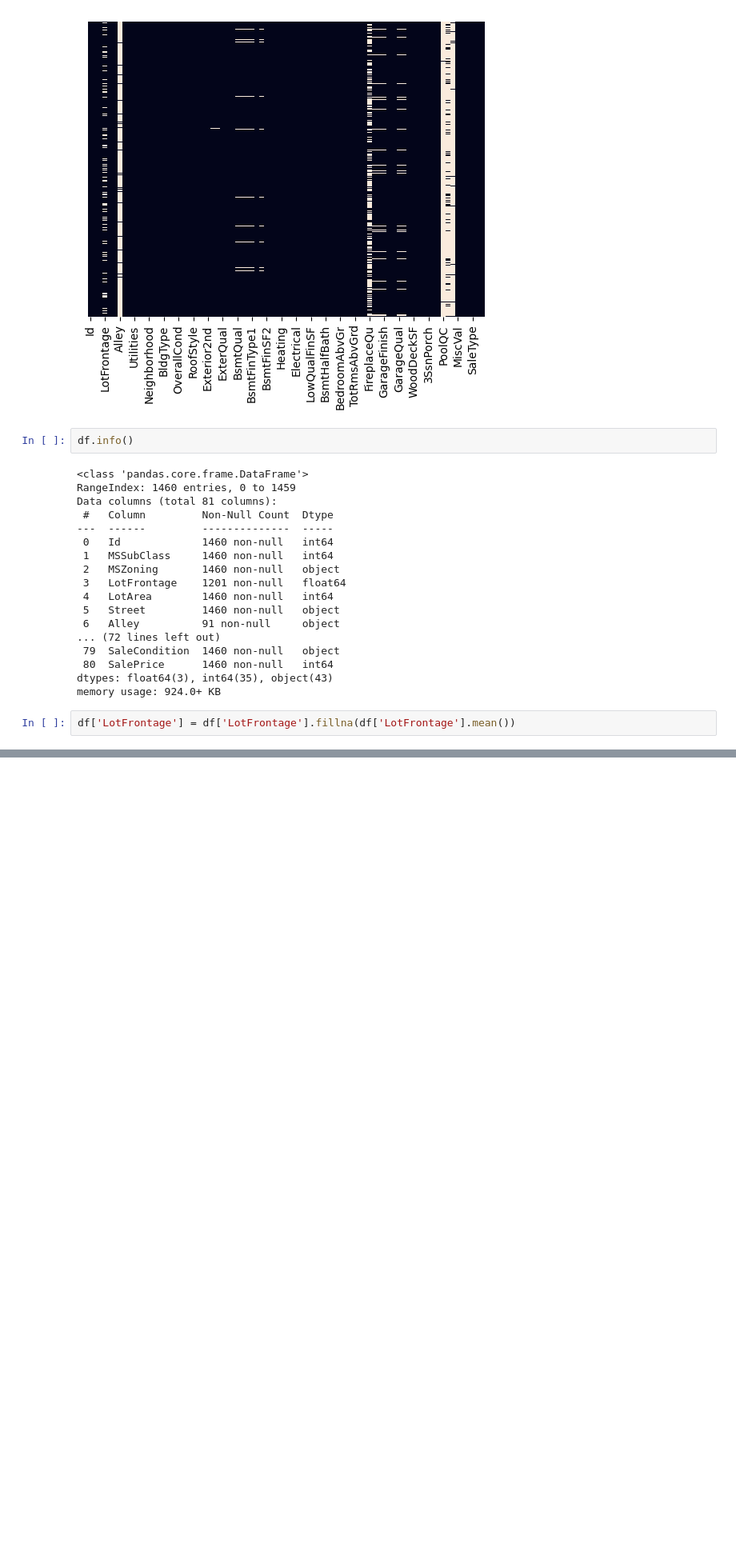
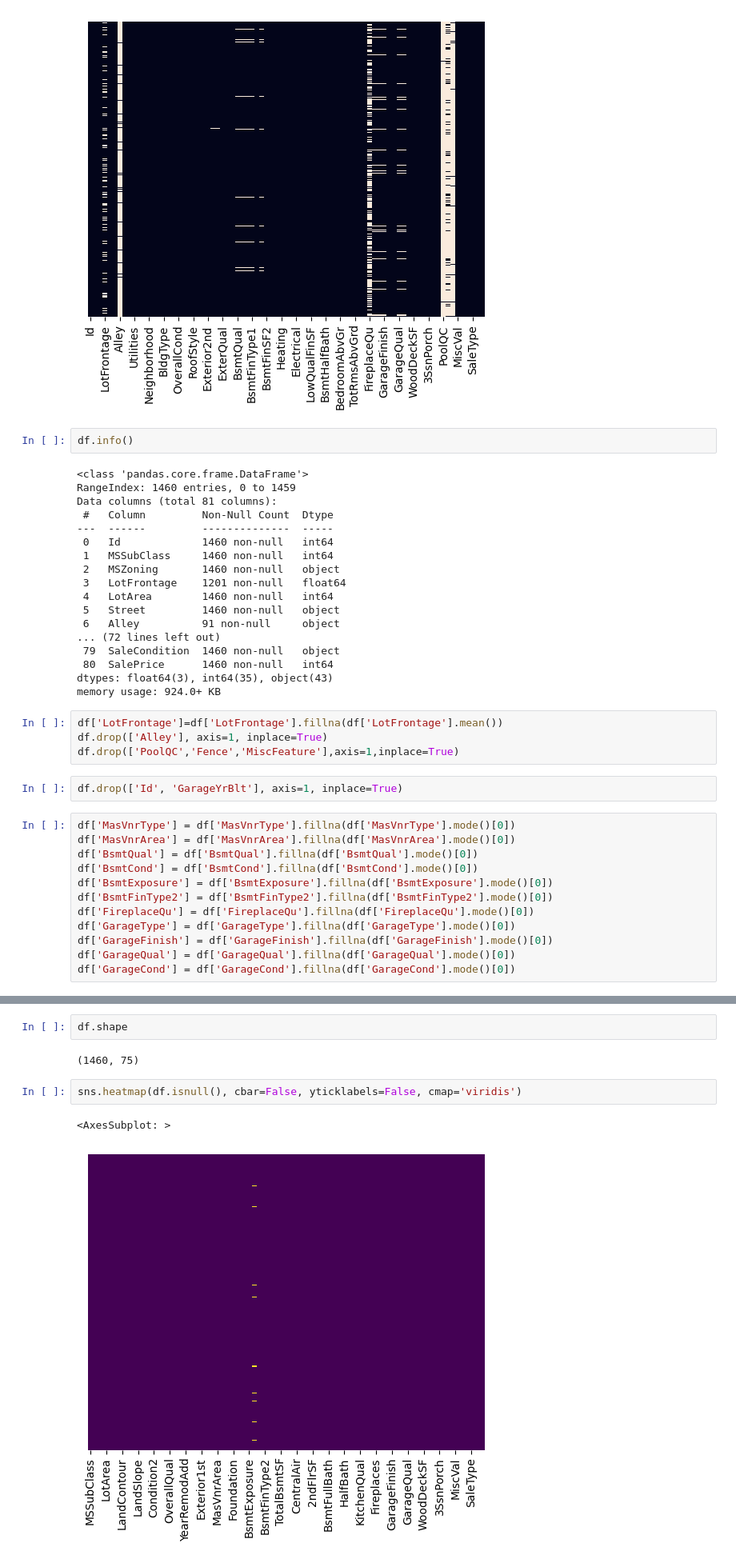
Before and after one commit to anmolpandeybtech/house-prices-prediction, a Jupyter notebook: main_training.ipynb, the cells around one changed output, grey strips where cells are left out. Shown at 80% size. Cells and saved outputs as stored; diff of their text form; blank space fills up the shorter version.

```diff
--- a/main_training.ipynb
+++ b/main_training.ipynb
@@ -66,4 +59,20 @@ Data columns (total 81 columns):
 dtypes: float64(3), int64(35), object(43)
 memory usage: 924.0+ KB
 # %%
-df['LotFrontage'] = df['LotFrontage'].fillna(df['LotFrontage'].mean())
+df['LotFrontage']=df['LotFrontage'].fillna(df['LotFrontage'].mean())
+df.drop(['Alley'], axis=1, inplace=True)
+df.drop(['PoolQC','Fence','MiscFeature'],axis=1,inplace=True)
+# %%
+df.drop(['Id', 'GarageYrBlt'], axis=1, inplace=True)
+# %%
+df['MasVnrType'] = df['MasVnrType'].fillna(df['MasVnrType'].mode()[0])
+df['MasVnrArea'] = df['MasVnrArea'].fillna(df['MasVnrArea'].mode()[0])
+df['BsmtQual'] = df['BsmtQual'].fillna(df['BsmtQual'].mode()[0])
+df['BsmtCond'] = df['BsmtCond'].fillna(df['BsmtCond'].mode()[0])
+df['BsmtExposure'] = df['BsmtExposure'].fillna(df['BsmtExposure'].mode()[0])
+df['BsmtFinType2'] = df['BsmtFinType2'].fillna(df['BsmtFinType2'].mode()[0])
+df['FireplaceQu'] = df['FireplaceQu'].fillna(df['FireplaceQu'].mode()[0])
+df['GarageType'] = df['GarageType'].fillna(df['GarageType'].mode()[0])
+df['GarageFinish'] = df['GarageFinish'].fillna(df['GarageFinish'].mode()[0])
+df['GarageQual'] = df['GarageQual'].fillna(df['GarageQual'].mode()[0])
+df['GarageCond'] = df['GarageCond'].fillna(df['GarageCond'].mode()[0])
@@ -69,0 +94,9 @@ df['LotFrontage'] = df['LotFrontage'].fillna(df['LotFrontage'].mean())
+# %%
+df.shape
+# %% [output]
+(1460, 75)
+# %%
+sns.heatmap(df.isnull(), cbar=False, yticklabels=False, cmap='viridis')
+# %% [output]
+<AxesSubplot: >
+[figure, added]
```
Also changed, not shown: parts of 11 cells of this notebook, 1 other file.
